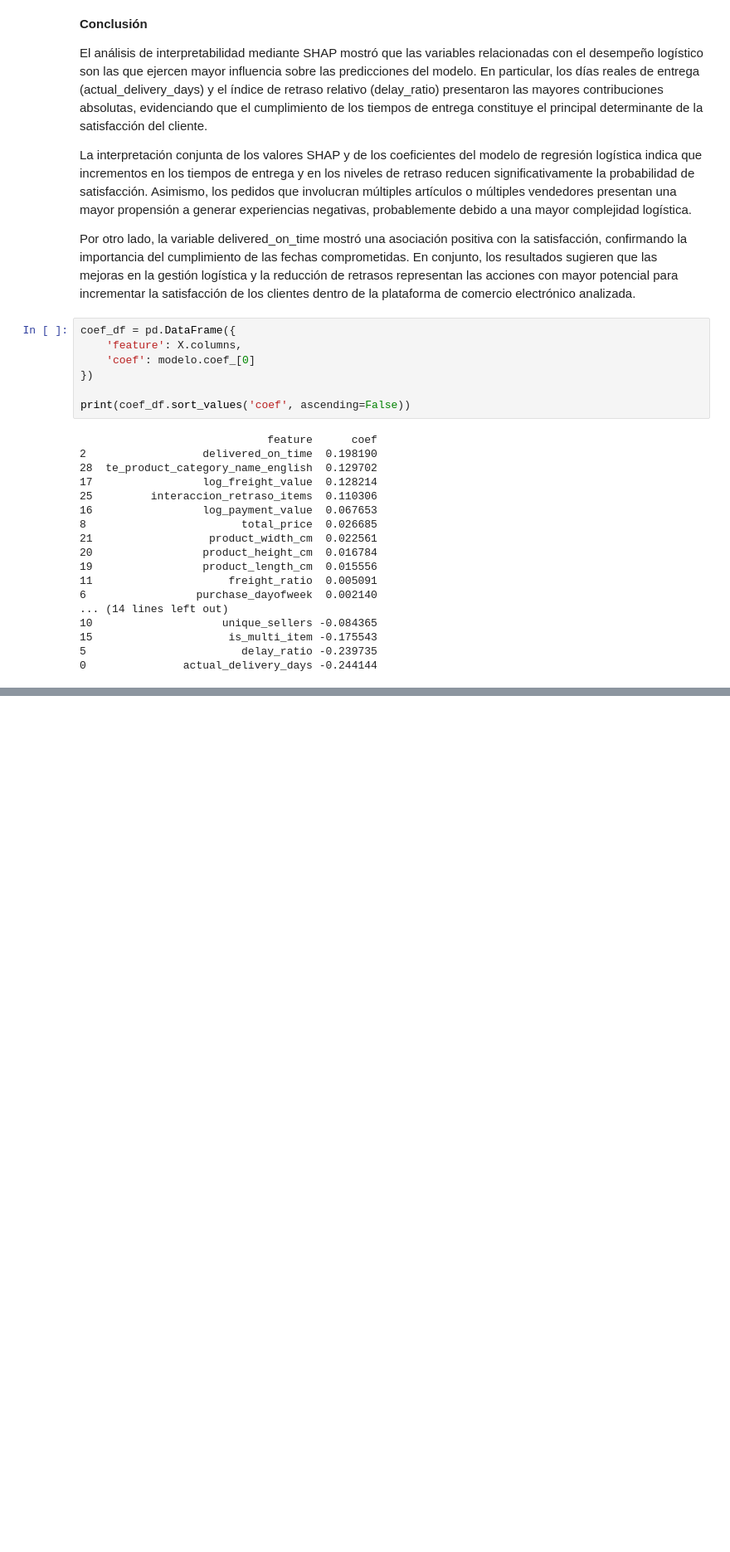
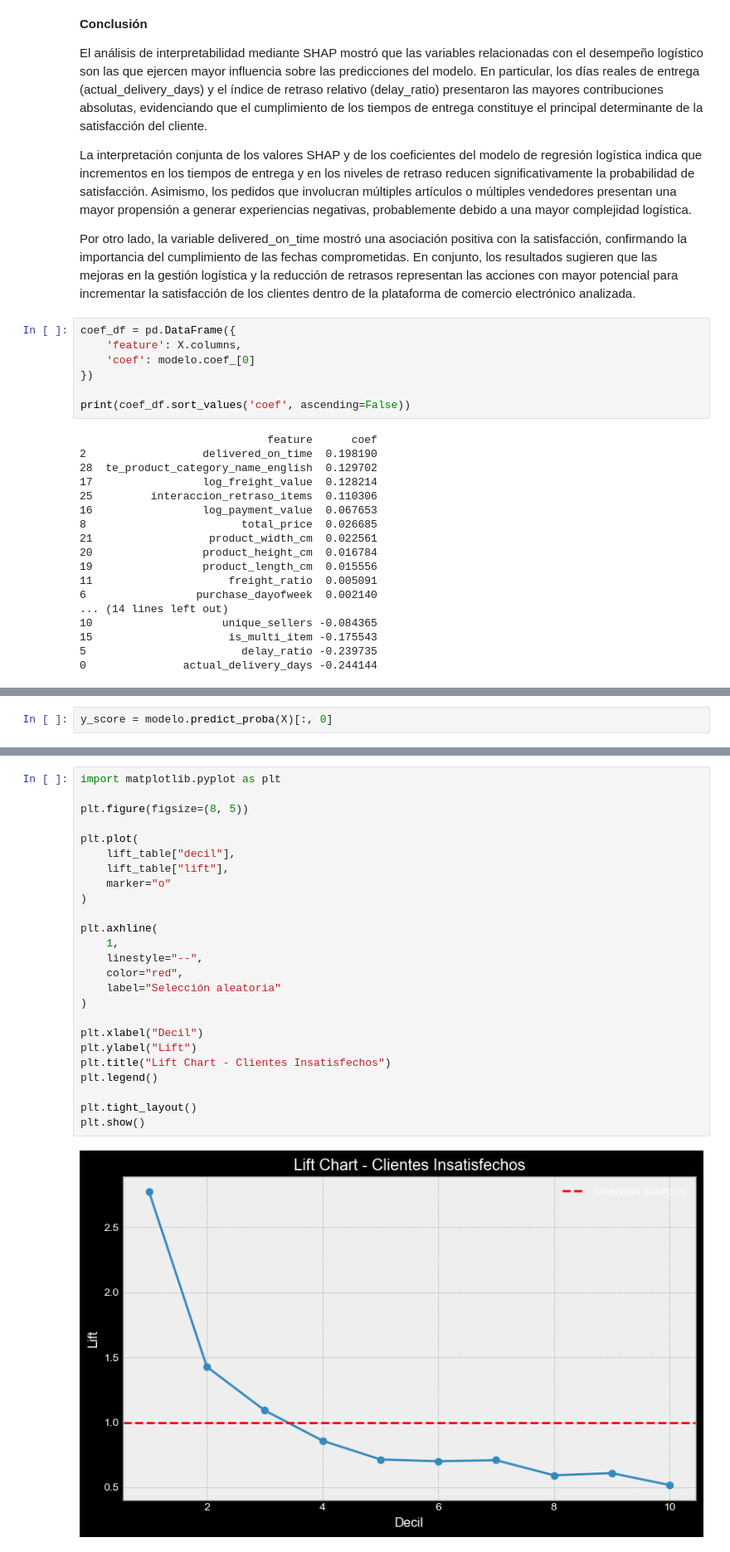
Before and after one commit to MVladyOM/customer-satisfaction-ml, a Jupyter notebook: sprint4/analisis_shap.ipynb, the cells around one changed output, grey strips where cells are left out. Shown at 83% size. Drawn from its saved outputs; the diff is of its cells as text; blank space fills up the shorter version.

Commit message:
lift, ROC, precision-recall, Gains

```diff
--- a/sprint4/analisis_shap.ipynb
+++ b/sprint4/analisis_shap.ipynb
@@ -193,0 +196,2 @@ print(coef_df.sort_values('coef', ascending=False))
+# %%
+y_score = modelo.predict_proba(X)[:, 0]
@@ -193,0 +261,27 @@ print(coef_df.sort_values('coef', ascending=False))
+# %%
+import matplotlib.pyplot as plt
+
+plt.figure(figsize=(8, 5))
+
+plt.plot(
+    lift_table["decil"],
+    lift_table["lift"],
+    marker="o"
+)
+
+plt.axhline(
+    1,
+    linestyle="--",
+    color="red",
+    label="Selección aleatoria"
+)
+
+plt.xlabel("Decil")
+plt.ylabel("Lift")
+plt.title("Lift Chart - Clientes Insatisfechos")
+plt.legend()
+
+plt.tight_layout()
+plt.show()
+# %% [output]
+[figure, added]
```
Also changed, not shown: parts of 14 cells of this notebook.
